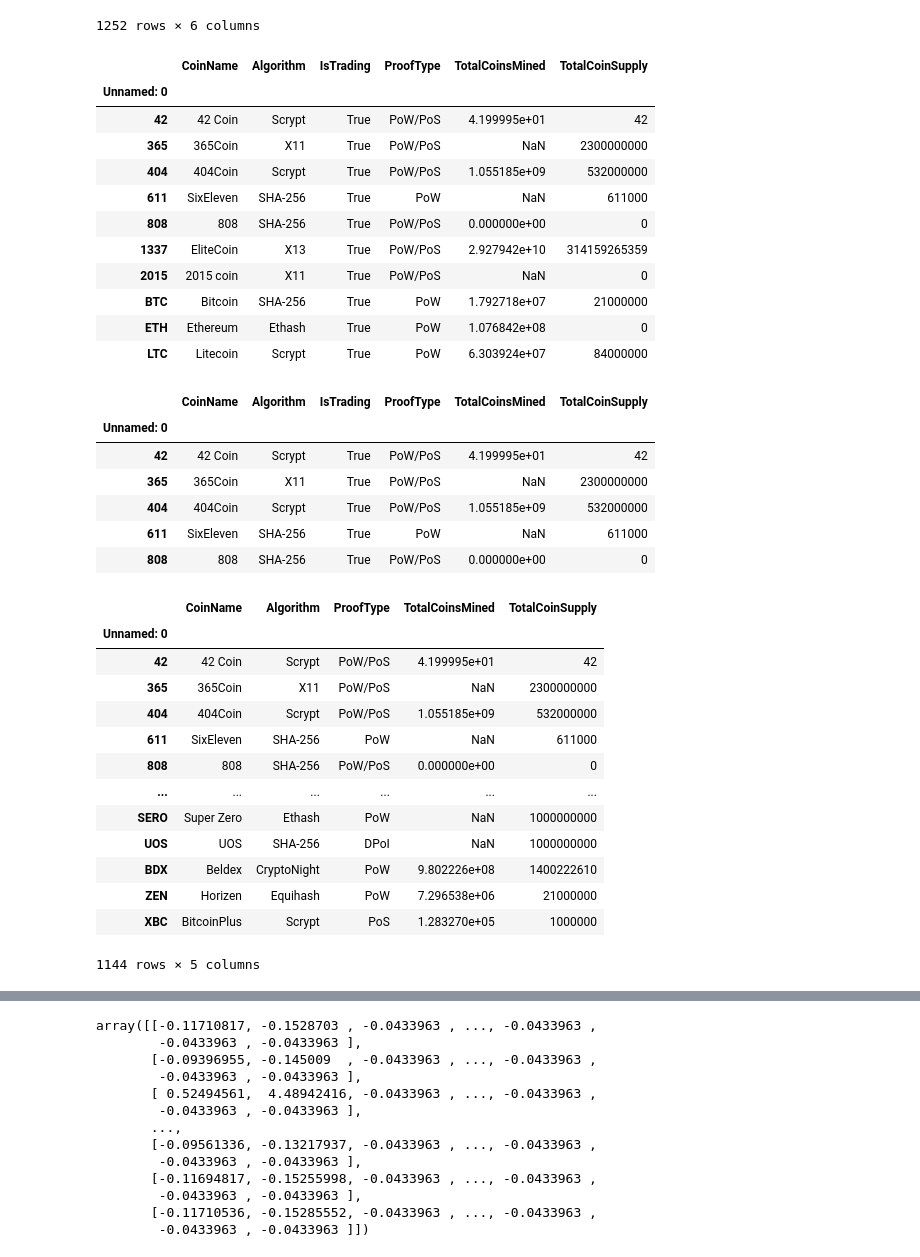
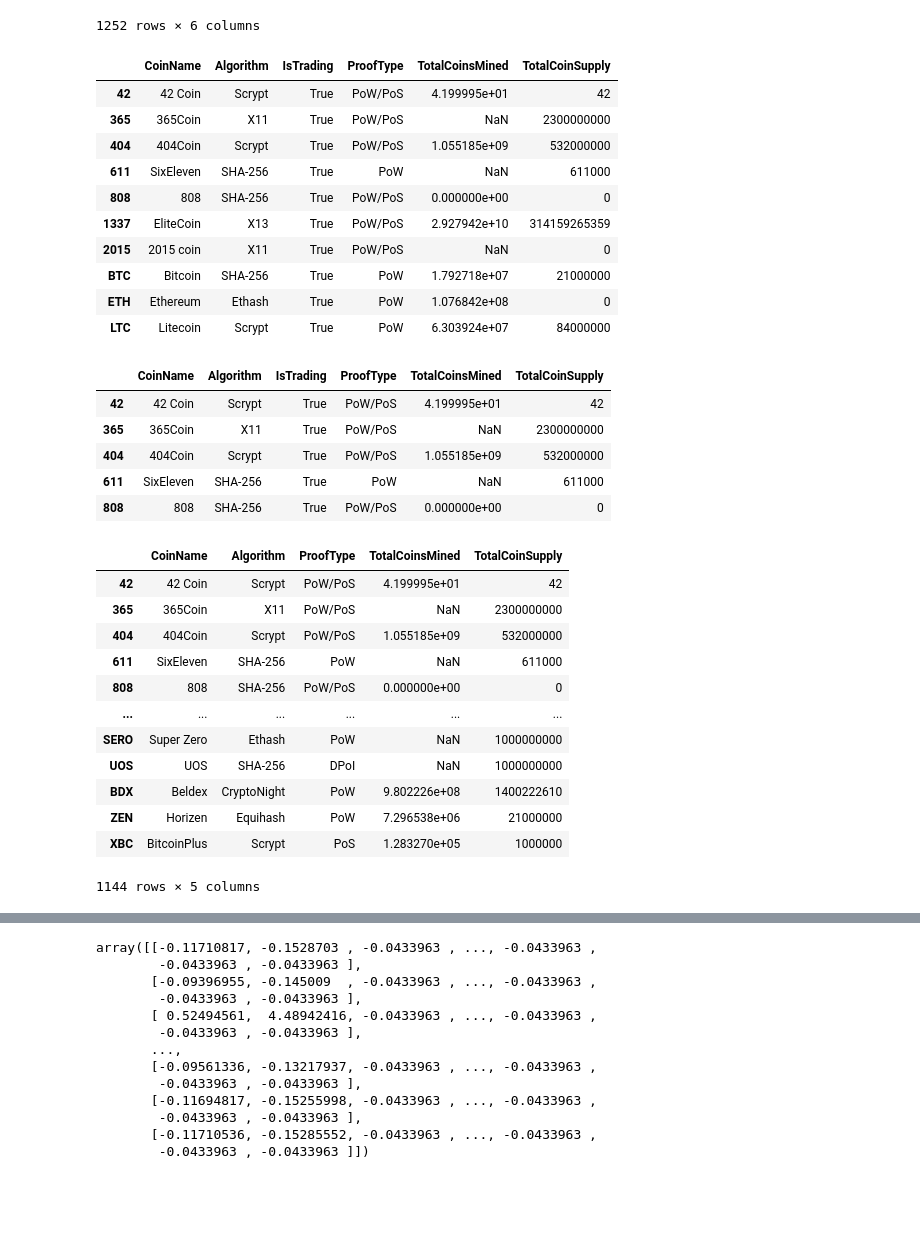
Before and after one commit to YanLuong/Cryptocurrencies, a Jupyter notebook: crypto_clustering.ipynb, the cells around one changed output, grey strips where cells are left out. Cells and saved outputs as stored; diff of their text form; code cells hidden in the pictures; blank space fills up the shorter version.

```diff
--- a/crypto_clustering.ipynb
+++ b/crypto_clustering.ipynb
@@ -15,8 +15,8 @@ from sklearn.cluster import KMeans
 # Load the crypto_data.csv dataset.
 # YOUR CODE HERE
 file_path = "data/crypto_data.csv"
-crypto_df = pd.read_csv(file_path, index_col= ["Unnamed: 0"])
-crypto_df
+df = pd.read_csv(file_path, index_col= ["Unnamed: 0"])
+df
 
 #index = df["Unnamed: 0"]
 #index
@@ -42,11 +42,10 @@ crypto_df
 1252 rows × 6 columns
 # %%
 # Keep all the cryptocurrencies that are being traded.
-traded_crypto_df = crypto_df[crypto_df['IsTrading'] == True]
+traded_crypto_df = df[df['IsTrading'] == True]
 traded_crypto_df.head(10)
 # %% [output]
 |  | CoinName | Algorithm | IsTrading | ProofType | TotalCoinsMined | TotalCoinSupply |
-| Unnamed: 0 |  |  |  |  |  |  |
 | 42 | 42 Coin | Scrypt | True | PoW/PoS | 4.199995e+01 | 42 |
 | 365 | 365Coin | X11 | True | PoW/PoS | NaN | 2300000000 |
 | 404 | 404Coin | Scrypt | True | PoW/PoS | 1.055185e+09 | 532000000 |
@@ -63,7 +62,6 @@ working_crypto_df = traded_crypto_df.dropna(subset=['Algorithm'])
 working_crypto_df.head()
 # %% [output]
 |  | CoinName | Algorithm | IsTrading | ProofType | TotalCoinsMined | TotalCoinSupply |
-| Unnamed: 0 |  |  |  |  |  |  |
 | 42 | 42 Coin | Scrypt | True | PoW/PoS | 4.199995e+01 | 42 |
 | 365 | 365Coin | X11 | True | PoW/PoS | NaN | 2300000000 |
 | 404 | 404Coin | Scrypt | True | PoW/PoS | 1.055185e+09 | 532000000 |
@@ -77,7 +75,6 @@ new_crypto_df = working_crypto_df.drop(['IsTrading'],axis=1)
 new_crypto_df
 # %% [output]
 |  | CoinName | Algorithm | ProofType | TotalCoinsMined | TotalCoinSupply |
-| Unnamed: 0 |  |  |  |  |  |
 | 42 | 42 Coin | Scrypt | PoW/PoS | 4.199995e+01 | 42 |
 | 365 | 365Coin | X11 | PoW/PoS | NaN | 2300000000 |
 | 404 | 404Coin | Scrypt | PoW/PoS | 1.055185e+09 | 532000000 |
```
Also changed, not shown: parts of 10 cells of this notebook.
